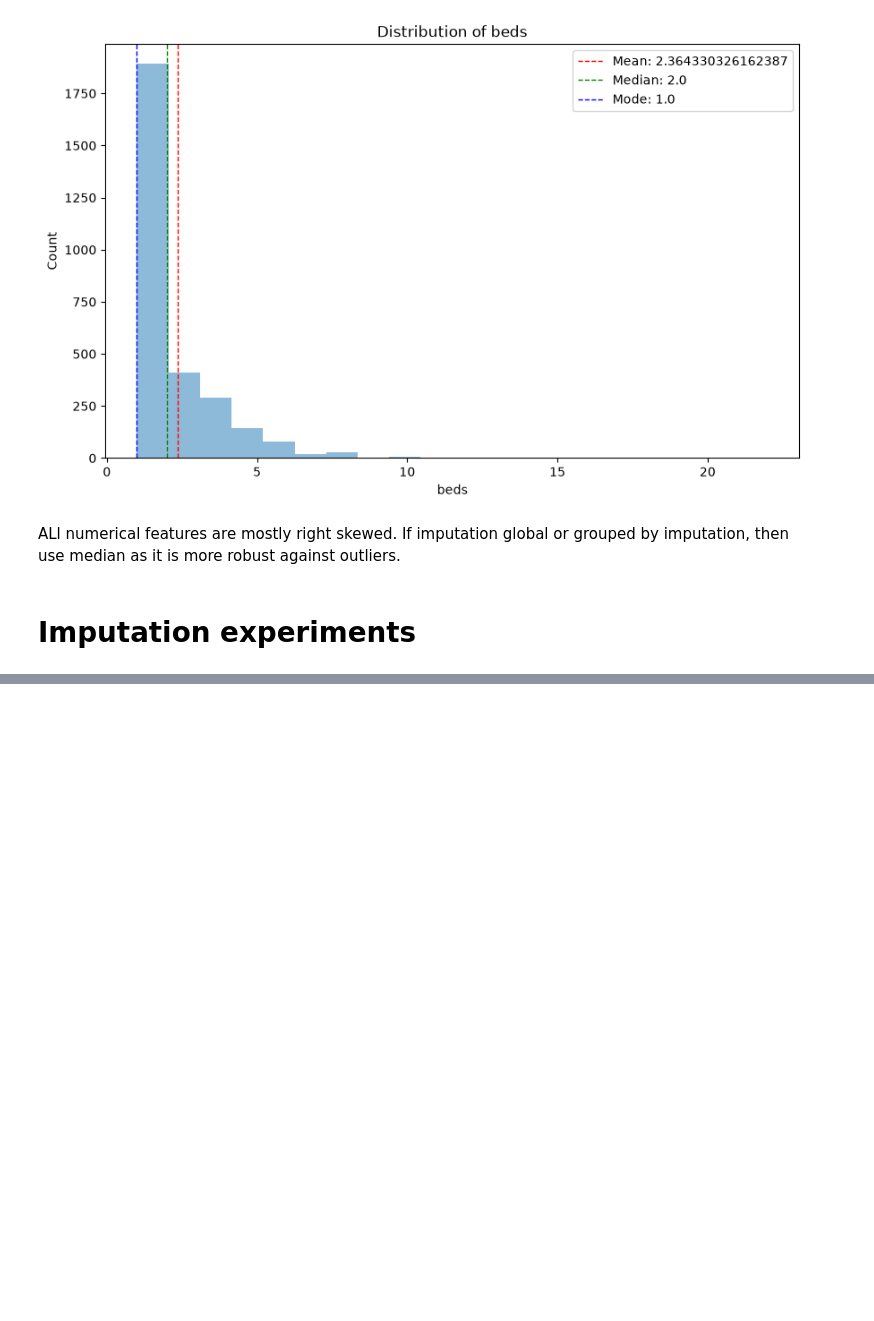
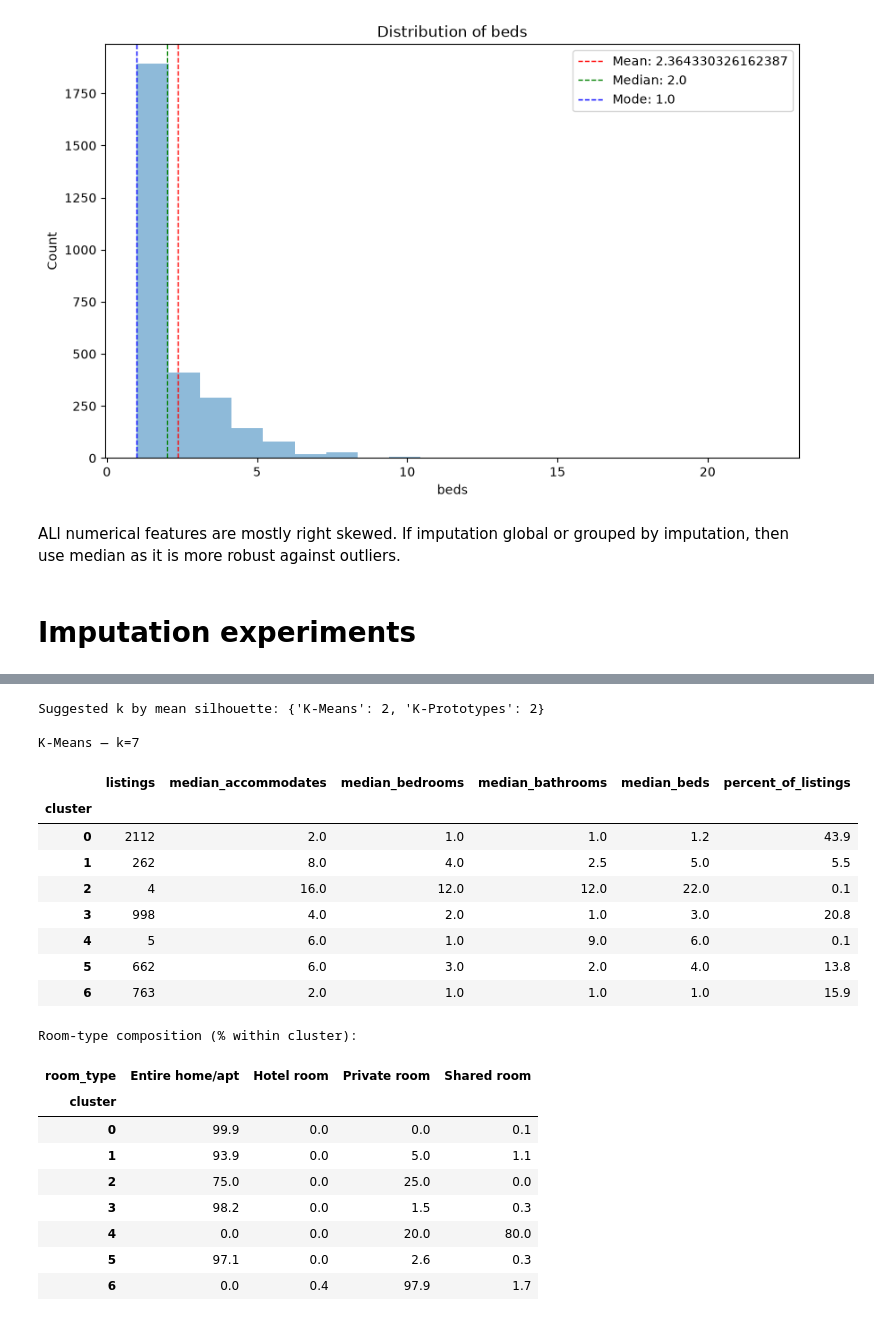
Before and after one commit to Petterluring/4dt911-vis-project-research, a Jupyter notebook: notebooks/experimentations/clustering.ipynb, the cells around one changed output, grey strips where cells are left out. Saved outputs shown, nothing was run; the diff lists cells and outputs as text; code cells hidden in the pictures; blank space fills up the shorter version.

```diff
--- a/notebooks/experimentations/clustering.ipynb
+++ b/notebooks/experimentations/clustering.ipynb
@@ -318,0 +522,80 @@ display(imputation_errors.pivot_table(
+# %%
+suggested_k = (
+    clustering_summary.sort_values(["algorithm", "mean_silhouette"], ascending=[True, False])
+    .drop_duplicates("algorithm")
+    .set_index("algorithm")["k"]
+    .astype(int)
+    .to_dict()
+)
+print("Suggested k by mean silhouette:", suggested_k)
+# suggested_k = {'K-Means': 7, 'K-Prototypes': 7}
+
+# Manually adjust these values based on interpretability and cluster stability.
+SELECTED_K = {
+    "K-Means": suggested_k["K-Means"],
+    "K-Prototypes": suggested_k["K-Prototypes"],
+}
+SELECTED_SEED = RANDOM_SEEDS[0]
+
+cluster_assignments = {}
+for algorithm, k in SELECTED_K.items():
+    model, labels = fitted_models[(algorithm, k, SELECTED_SEED)]
+    assignments = knn_clustering_df.copy()
+    assignments["cluster"] = labels
+    # Only attach metadata for descriptive analysis; never feed it to clustering.
+    if "price" in listings_df.columns:
+        assignments["price"] = listings_df.loc[assignments.index, "price"]
+    if "id" in listings_df.columns:
+        assignments["listing_id"] = listings_df.loc[assignments.index, "id"]
+    cluster_assignments[algorithm] = assignments
+
+
+def show_cluster_profiles(algorithm: str) -> None:
+    assigned = cluster_assignments[algorithm]
+    print(f"\n{algorithm} — k={SELECTED_K[algorithm]}")
+    numeric_summary = assigned.groupby("cluster").agg(
+        listings=("room_type", "size"),
+        **{f"median_{feature}": (feature, "median") for feature in numerical_features},
+    )
+    numeric_summary["percent_of_listings"] = (
+        numeric_summary["listings"] / len(assigned) * 100
+    ).round(1)
+    display(numeric_summary.round(2))
+    composition = pd.crosstab(assigned["cluster"], assigned["room_type"], normalize="index") * 100
+    print("Room-type composition (% within cluster):")
+    display(composition.round(1))
+    if "price" in assigned.columns:
+        print("Nightly-price distribution (descriptive only):")
+        price = pd.to_numeric(assigned["price"], errors="coerce")
+        price_profile = (
+            assigned.assign(price_numeric=price)
+            .groupby("cluster")["price_numeric"]
+            .agg(count="count", median="median", mean="mean", std="std", min="min", max="max")
+        )
+        display(price_profile.round(2))
+
+for algorithm in SELECTED_K:
+    show_cluster_profiles(algorithm)
+# %% [output]
+Suggested k by mean silhouette: {'K-Means': 2, 'K-Prototypes': 2}
+
+K-Means — k=7
+|  | listings | median_accommodates | median_bedrooms | median_bathrooms | median_beds | percent_of_listings |
+| cluster |  |  |  |  |  |  |
+| 0 | 2112 | 2.0 | 1.0 | 1.0 | 1.2 | 43.9 |
+| 1 | 262 | 8.0 | 4.0 | 2.5 | 5.0 | 5.5 |
+| 2 | 4 | 16.0 | 12.0 | 12.0 | 22.0 | 0.1 |
+| 3 | 998 | 4.0 | 2.0 | 1.0 | 3.0 | 20.8 |
+| 4 | 5 | 6.0 | 1.0 | 9.0 | 6.0 | 0.1 |
+| 5 | 662 | 6.0 | 3.0 | 2.0 | 4.0 | 13.8 |
+| 6 | 763 | 2.0 | 1.0 | 1.0 | 1.0 | 15.9 |
+Room-type composition (% within cluster):
+| room_type | Entire home/apt | Hotel room | Private room | Shared room |
+| cluster |  |  |  |  |
+| 0 | 99.9 | 0.0 | 0.0 | 0.1 |
+| 1 | 93.9 | 0.0 | 5.0 | 1.1 |
+| 2 | 75.0 | 0.0 | 25.0 | 0.0 |
+| 3 | 98.2 | 0.0 | 1.5 | 0.3 |
+| 4 | 0.0 | 0.0 | 20.0 | 80.0 |
+| 5 | 97.1 | 0.0 | 2.6 | 0.3 |
+| 6 | 0.0 | 0.4 | 97.9 | 1.7 |
```
Also changed, not shown: parts of 25 cells of this notebook, 1 other file.
